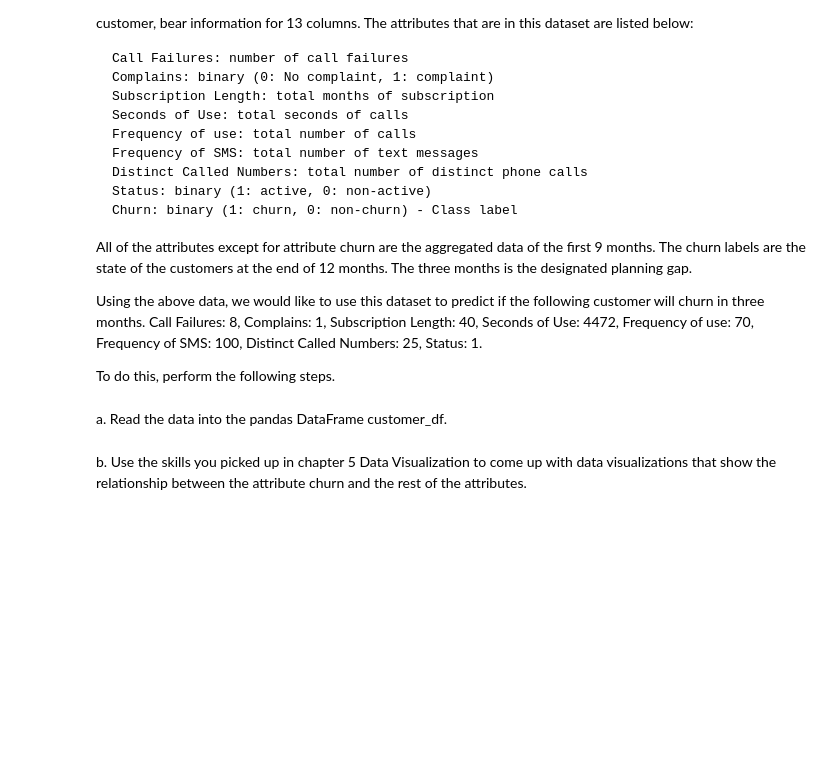
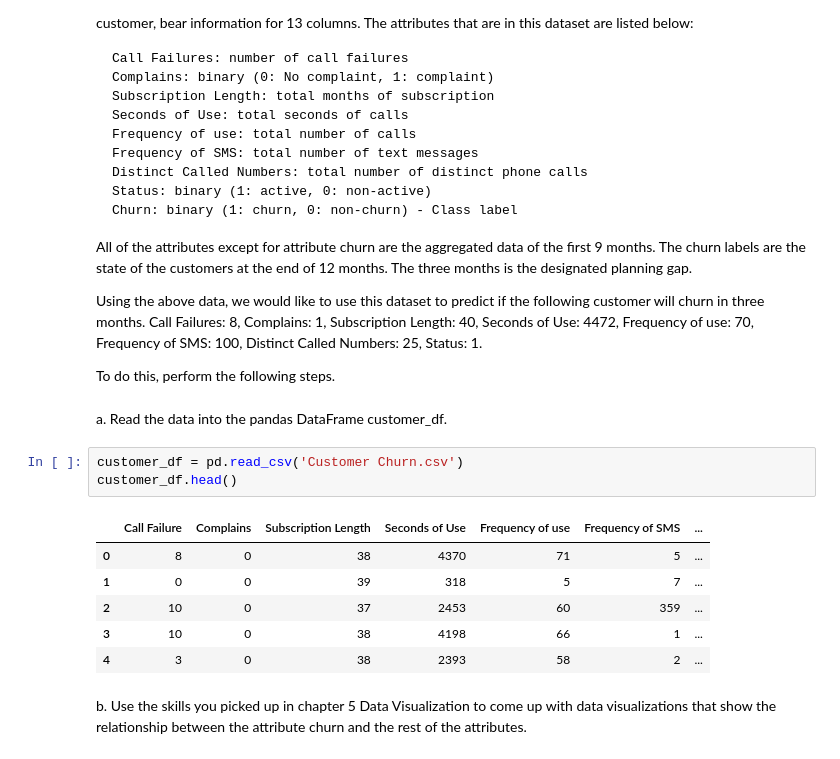
Before and after one commit to ColeDM-2020/Hands-On-Data-INST-447, a Jupyter notebook: Lab 4/wks04_analysis.ipynb, the cells around one changed output. Cells and saved outputs as stored; diff of their text form; blank space fills up the shorter version.

```diff
--- a/Lab 4/wks04_analysis.ipynb
+++ b/Lab 4/wks04_analysis.ipynb
@@ -79,5 +102,15 @@ Frequency of SMS: 100, 	Distinct Called Numbers: 25, Status: 1.
 To do this, perform the following steps.
 # %% [markdown]
 a. Read the data into the pandas DataFrame customer_df.
+# %%
+customer_df = pd.read_csv('Customer Churn.csv')
+customer_df.head()
+# %% [output]
+|  | Call Failure | Complains | Subscription Length | Seconds of Use | Frequency of use | Frequency of SMS | ... |
+| 0 | 8 | 0 | 38 | 4370 | 71 | 5 | ... |
+| 1 | 0 | 0 | 39 | 318 | 5 | 7 | ... |
+| 2 | 10 | 0 | 37 | 2453 | 60 | 359 | ... |
+| 3 | 10 | 0 | 38 | 4198 | 66 | 1 | ... |
+| 4 | 3 | 0 | 38 | 2393 | 58 | 2 | ... |
 # %% [markdown]
 b. Use the skills you picked up in chapter 5 Data Visualization to come up with data visualizations that show the relationship between the attribute churn and the rest of the attributes.
```
Also changed, not shown: parts of 4 cells of this notebook.
